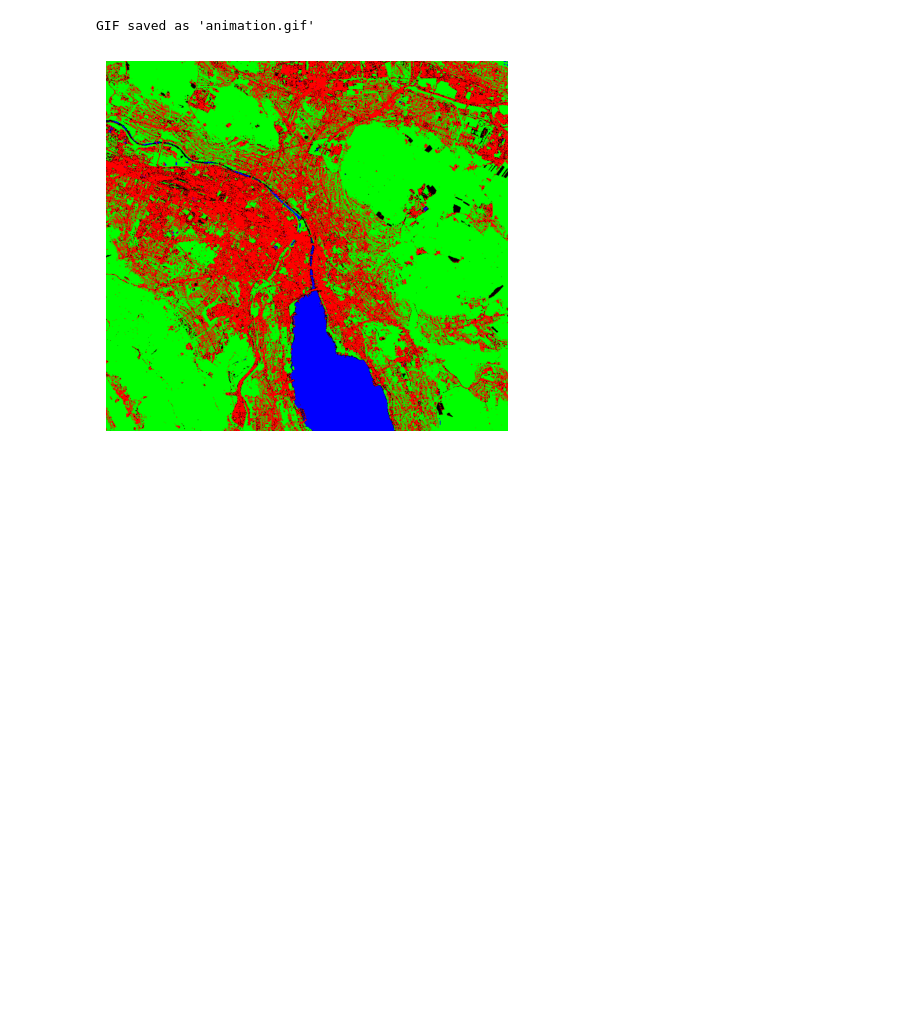
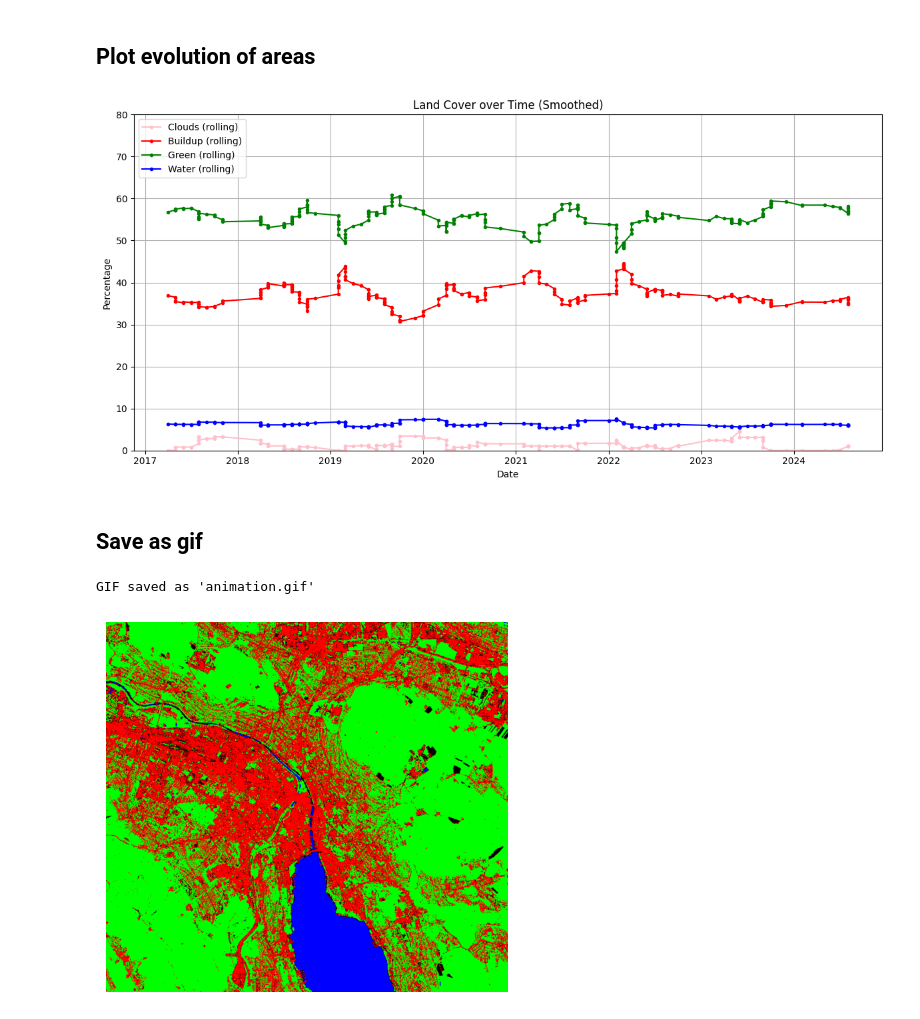
Before and after one commit to BDP25/DeepGreen, a Jupyter notebook: time_evolution.ipynb, the cells around one changed output. Saved outputs shown, nothing was run; the diff lists cells and outputs as text; code cells hidden in the pictures; blank space fills up the shorter version.

```diff
--- a/time_evolution.ipynb
+++ b/time_evolution.ipynb
@@ -41,0 +48,11 @@ plt.show()
+# %%
+df_norm = df.drop(columns=["empty_pct"])
+row_sums = df_norm[["cloud_coverage_calculated", "buildup_pct", "green_pct", "water_pct"]].sum(axis=1)
+
+# Divide each value by the row sum and multiply by 100 to normalize
+df_norm[["cloud_coverage_calculated", "buildup_pct", "green_pct", "water_pct"]] = (
+    df_norm[["cloud_coverage_calculated", "buildup_pct", "green_pct", "water_pct"]]
+    .div(row_sums, axis=0)
+    .mul(100)
+)
+df_norm.head()
@@ -42,2 +67,35 @@ plt.show()
+# %% [markdown]
+## Plot evolution of areas
+# %%
+rolling_average = True
+
+if rolling_average:
+    window_size = 10
+    df2 = df_norm.rolling(window=window_size, center=True).mean()
+else:
+    df2 = df_norm
+
+marker = "o"
+markersize = 3
+
+plt.figure(figsize=(12, 6))
+plt.plot(df.index, df2["cloud_coverage_calculated"], label="Clouds (rolling)", color="pink", marker=marker, markersize=markersize)
+plt.plot(df.index, df2["buildup_pct"], label="Buildup (rolling)", color="red", marker=marker, markersize=markersize)
+plt.plot(df.index, df2["green_pct"], label="Green (rolling)", color="green", marker=marker, markersize=markersize)
+plt.plot(df.index, df2["water_pct"], label="Water (rolling)", color="blue", marker=marker, markersize=markersize)
+
+plt.xlabel("Date")
+plt.ylabel("Percentage")
+plt.title("Land Cover over Time (Smoothed)")
+plt.legend()
+plt.grid(True)
+plt.tight_layout()
+plt.legend(loc="upper left")
+plt.ylim(0, 80)
+plt.show()
+# %% [output]
+[figure, added]
+# %% [markdown]
+## Save as gif
 # %%
 # Load all numpy arrays from the directory
```
Also changed, not shown: parts of 8 cells of this notebook.
